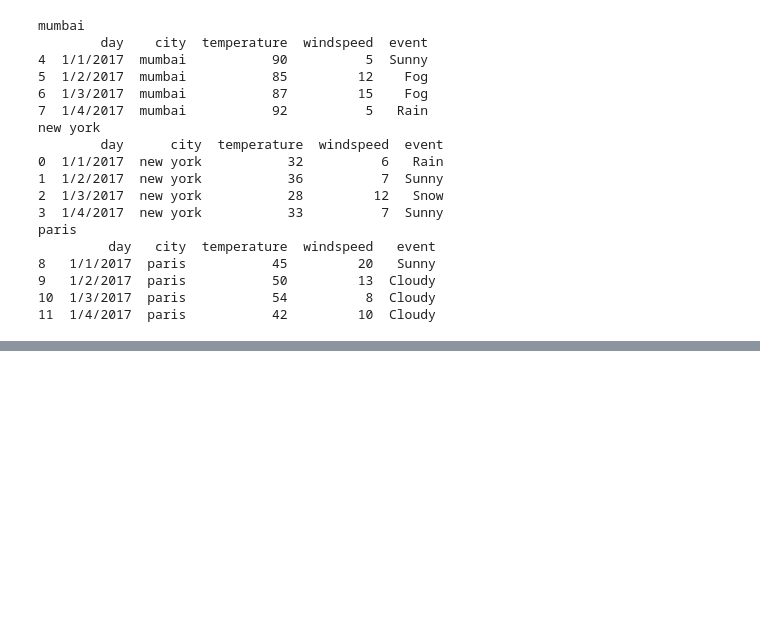
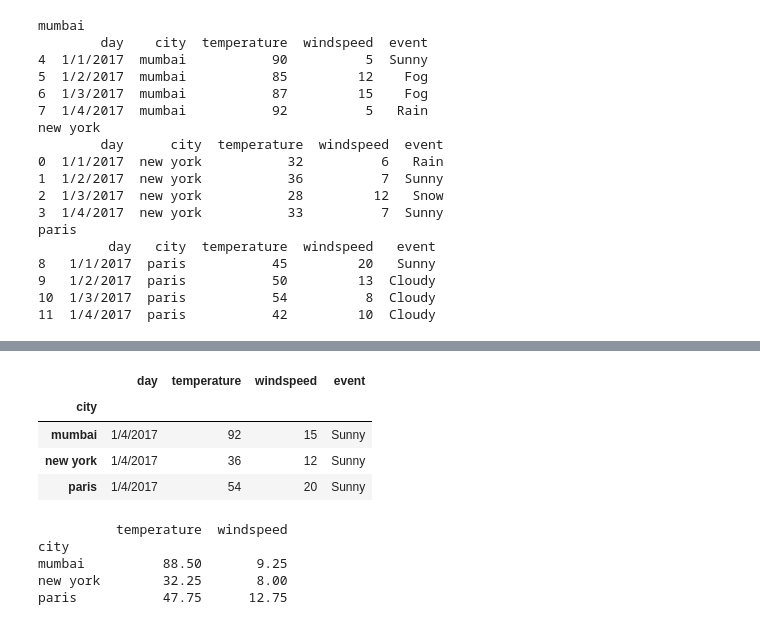
Before and after one commit to chaidosa/Devops_-_Python, a Jupyter notebook: Pandas/Pandas.ipynb, the cells around one changed output, grey strips where cells are left out. Saved outputs shown, nothing was run; the diff lists cells and outputs as text; code cells hidden in the pictures; blank space fills up the shorter version.

```diff
--- a/Pandas/Pandas.ipynb
+++ b/Pandas/Pandas.ipynb
@@ -282,0 +301,18 @@ paris
+# %%
+# maximum temperature, windespeed
+g.max()
+# %% [output]
+|  | day | temperature | windspeed | event |
+| city |  |  |  |  |
+| mumbai | 1/4/2017 | 92 | 15 | Sunny |
+| new york | 1/4/2017 | 36 | 12 | Sunny |
+| paris | 1/4/2017 | 54 | 20 | Sunny |
+# %%
+#average for each of the cities
+print(g.mean())
+# %% [output]
+          temperature  windspeed
+city
+mumbai          88.50       9.25
+new york        32.25       8.00
+paris           47.75      12.75
```
Also changed, not shown: parts of 22 cells of this notebook.
